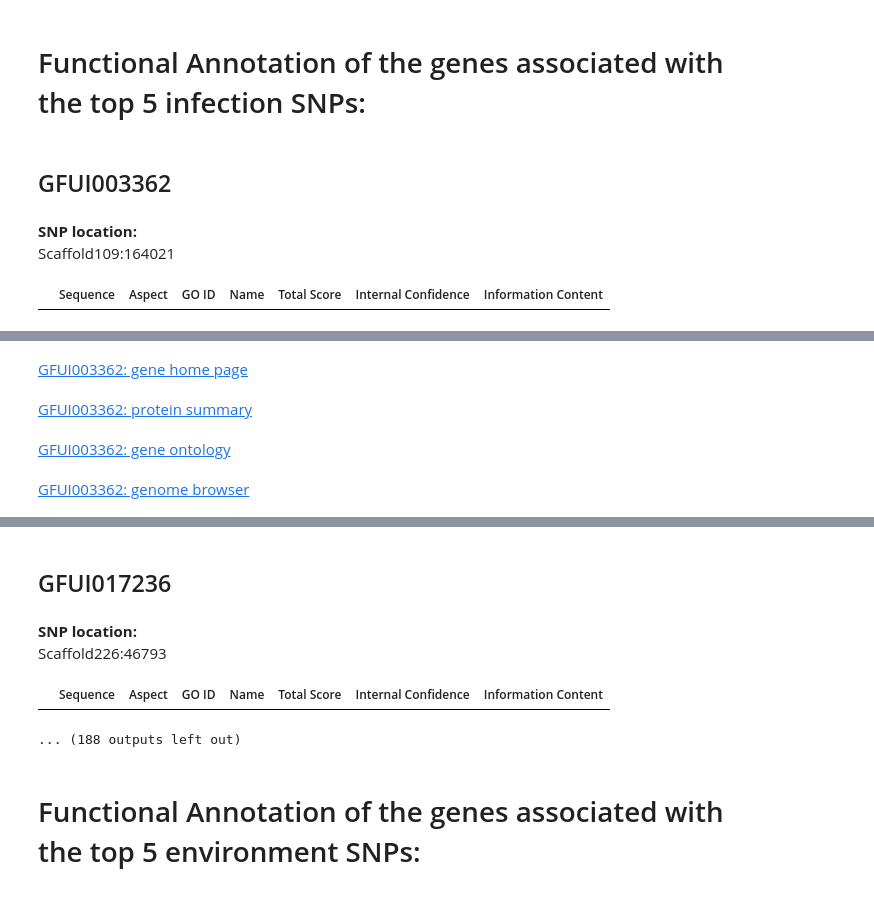
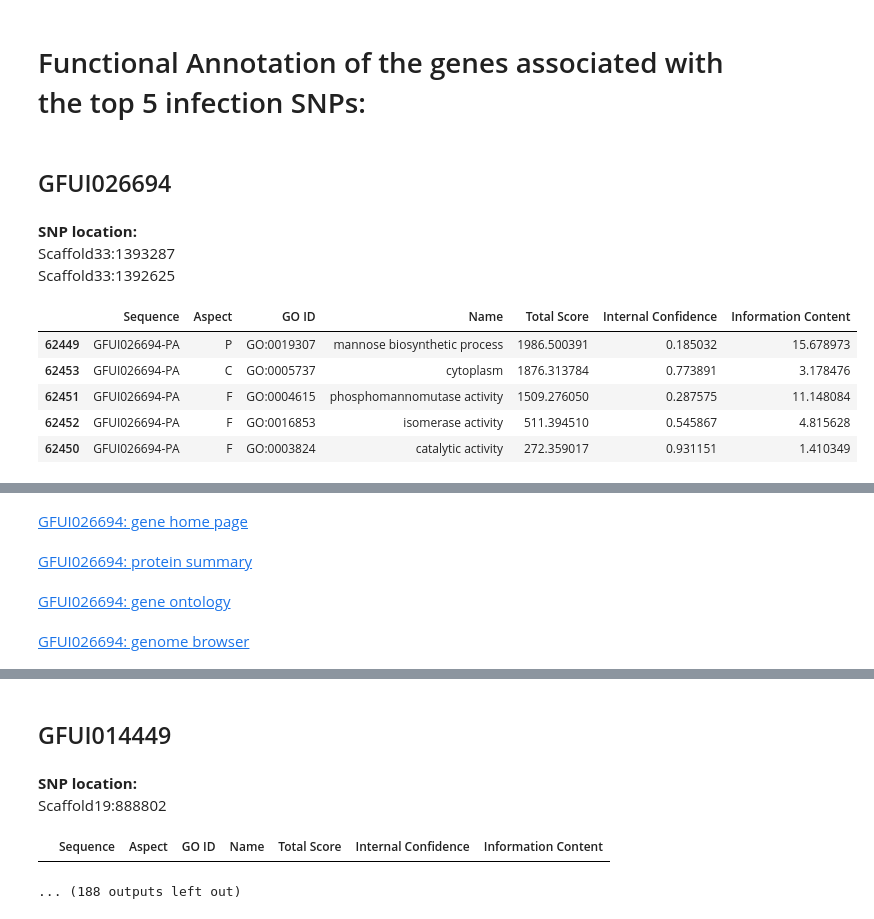
Before and after one commit to xguse/ipy_notebooks, a Jupyter notebook: YALE/ddrad58/2014-12-26_functional_annotation_table_generator.ipynb, the cells around one changed output, grey strips where cells are left out. Cells and saved outputs as stored; diff of their text form; code cells hidden in the pictures.

```diff
--- a/YALE/ddrad58/2014-12-26_functional_annotation_table_generator.ipynb
+++ b/YALE/ddrad58/2014-12-26_functional_annotation_table_generator.ipynb
@@ -208,0 +217,5 @@ def present_gene(gene_name, nearby_snps):
+# %%
+for gene in top5_environment:
+
+    snps = top5_environment[gene].bed3_hits
+    present_gene(gene_name=gene, nearby_snps=snps)
@@ -209,25 +238,29 @@ def present_gene(gene_name, nearby_snps):
 # %% [markdown]
 # Functional Annotation of the genes associated with the top 5 infection SNPs:
 # %%
-for gene in top5_environment:
+for gene in top5_infection:
 
-    snps = top5_environment[gene].bed3_hits
+    snps = top5_infection[gene].bed3_hits
     present_gene(gene_name=gene, nearby_snps=snps)
 # %% [output]
-GFUI003362
+GFUI026694
 SNP location:
-Scaffold109:164021
+Scaffold33:1393287
+Scaffold33:1392625
 |  | Sequence | Aspect | GO ID | Name | Total Score | Internal Confidence | Information Content |
+| 62449 | GFUI026694-PA | P | GO:0019307 | mannose biosynthetic process | 1986.500391 | 0.185032 | 15.678973 |
+| 62453 | GFUI026694-PA | C | GO:0005737 | cytoplasm | 1876.313784 | 0.773891 | 3.178476 |
+| 62451 | GFUI026694-PA | F | GO:0004615 | phosphomannomutase activity | 1509.276050 | 0.287575 | 11.148084 |
+| 62452 | GFUI026694-PA | F | GO:0016853 | isomerase activity | 511.394510 | 0.545867 | 4.815628 |
+| 62450 | GFUI026694-PA | F | GO:0003824 | catalytic activity | 272.359017 | 0.931151 | 1.410349 |
 [interactive output not drawn]
-GFUI003362: gene home page
+GFUI026694: gene home page
-GFUI003362: protein summary
+GFUI026694: protein summary
-GFUI003362: gene ontology
+GFUI026694: gene ontology
-GFUI003362: genome browser
+GFUI026694: genome browser
 [interactive output not drawn]
-GFUI017236
+GFUI014449
 SNP location:
-Scaffold226:46793
+Scaffold19:888802
 |  | Sequence | Aspect | GO ID | Name | Total Score | Internal Confidence | Information Content |
 ... (188 outputs left out)
-# %% [markdown]
-# Functional Annotation of the genes associated with the top 5 environment SNPs:
```
Also changed, not shown: parts of 3 cells of this notebook, 2 other files.
